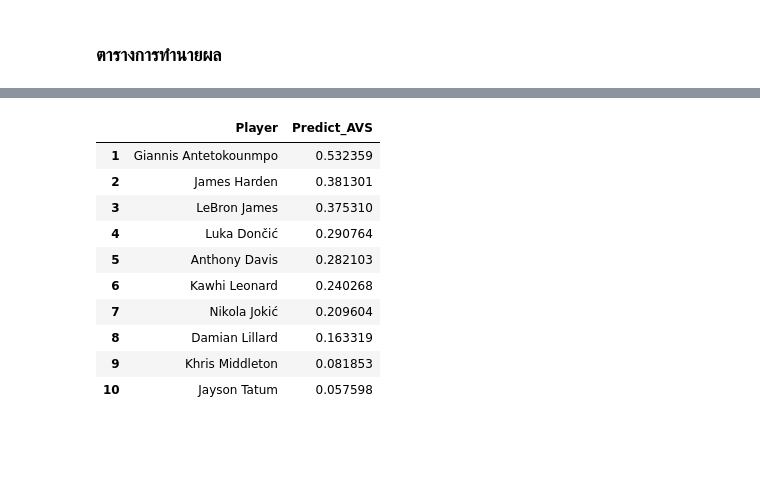
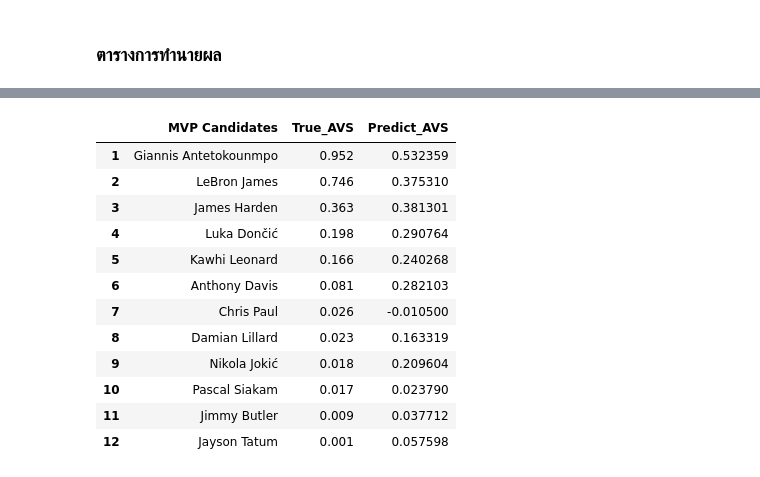
Before and after one commit to biepansiri01/nbamvpprediction, a Jupyter notebook: mvpprediction.ipynb, the cells around one changed output, grey strips where cells are left out. Cells and saved outputs as stored; diff of their text form; code cells hidden in the pictures; blank space fills up the shorter version.

```diff
--- a/mvpprediction.ipynb
+++ b/mvpprediction.ipynb
@@ -167,0 +210,30 @@ from sklearn.metrics import mean_squared_error
+# %%
+def myModel(model, X_train, y_train, X_test, y_test):
+  model.fit(X_train, y_train)
+
+  y_true = y_test.to_list()
+  y_pred = model.predict(X_test)
+
+  player = mvp_candidate.loc[(mvp_candidate["YEAR"] == 2020)]
+  prediction = pd.DataFrame({"MVP Candidates":player["Player"], "True_AVS": y_true, "Predict_AVS": y_pred})
+  prediction = prediction.sort_values(by=['True_AVS'], ascending=False).reset_index(drop=True)
+  prediction.index = np.arange(1, len(prediction) + 1)
+
+  player2020 = all_player_stat.loc[all_player_stat["YEAR"] == 2020]
+
+  predict_player2020 = model.predict(player2020[selected_feature])
+  predict_avs_score = pd.DataFrame({"Player":player2020["Player"], "Predict_AVS": predict_player2020})
+  predict_avs_score = predict_avs_score.sort_values(by=['Predict_AVS'], ascending=False).reset_index(drop=True)
+
+  predict_avs_score.index = np.arange(1, len(predict_avs_score) + 1)
+
+  calculated_model = {"R-sqare" : model.score(X_train, y_train),
+                      "MAE" : mean_absolute_error(y_true, y_pred),
+                      "MSE" : mean_squared_error(y_true, y_pred),
+                      "RMSE" : mean_squared_error(y_true, y_pred, squared=False),
+                      "test" : prediction,
+                      "AVS Score Prediction" : predict_avs_score
+                      }
+
+
+  return calculated_model
@@ -169,4 +260,4 @@ from sklearn.metrics import mean_squared_error
 ## Multiple Linear Regression
 # %%
 mlr = LinearRegression()
-mlr = mlr.fit(X_train, y_train)
+mlr = myModel(mlr, X_train, y_train, X_test, y_test)
@@ -209,22 +280,18 @@ prediction
-# %%
-#test with all player in Season 2019-2020 show top10 Score
-player2020 = all_player_stat.loc[all_player_stat["YEAR"] == 2020]
-
-predict_player2020 = mlr.predict(player2020[selected_feature])
-predict_avs_score = pd.DataFrame({"Player":player2020["Player"], "Predict_AVS": predict_player2020})
-predict_avs_score = predict_avs_score.sort_values(by=['Predict_AVS'], ascending=False).reset_index(drop=True)
-
-predict_avs_score.index = np.arange(1, len(predict_avs_score) + 1)
-predict_avs_score.head(10)
-# %% [output]
-|  | Player | Predict_AVS |
-| 1 | Giannis Antetokounmpo | 0.532359 |
-| 2 | James Harden | 0.381301 |
-| 3 | LeBron James | 0.375310 |
-| 4 | Luka Dončić | 0.290764 |
-| 5 | Anthony Davis | 0.282103 |
-| 6 | Kawhi Leonard | 0.240268 |
-| 7 | Nikola Jokić | 0.209604 |
-| 8 | Damian Lillard | 0.163319 |
-| 9 | Khris Middleton | 0.081853 |
-| 10 | Jayson Tatum | 0.057598 |
+# %%
+#test with MVP candidate SS 2019-2020
+
+mlr['test']
+# %% [output]
+|  | MVP Candidates | True_AVS | Predict_AVS |
+| 1 | Giannis Antetokounmpo | 0.952 | 0.532359 |
+| 2 | LeBron James | 0.746 | 0.375310 |
+| 3 | James Harden | 0.363 | 0.381301 |
+| 4 | Luka Dončić | 0.198 | 0.290764 |
+| 5 | Kawhi Leonard | 0.166 | 0.240268 |
+| 6 | Anthony Davis | 0.081 | 0.282103 |
+| 7 | Chris Paul | 0.026 | -0.010500 |
+| 8 | Damian Lillard | 0.023 | 0.163319 |
+| 9 | Nikola Jokić | 0.018 | 0.209604 |
+| 10 | Pascal Siakam | 0.017 | 0.023790 |
+| 11 | Jimmy Butler | 0.009 | 0.037712 |
+| 12 | Jayson Tatum | 0.001 | 0.057598 |
```
Also changed, not shown: parts of 33 cells of this notebook.
